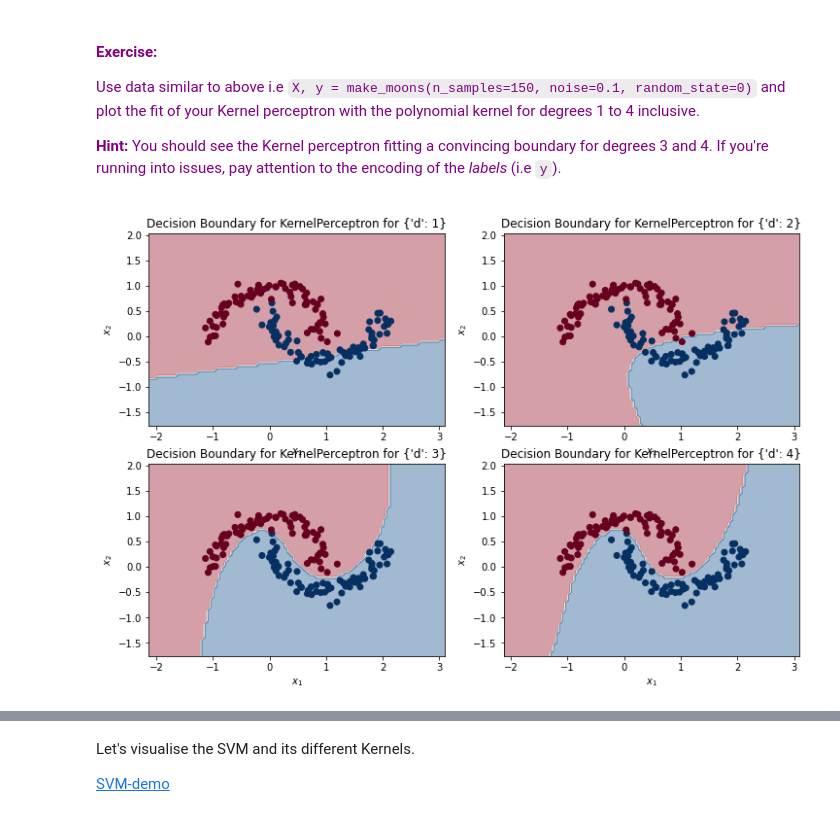
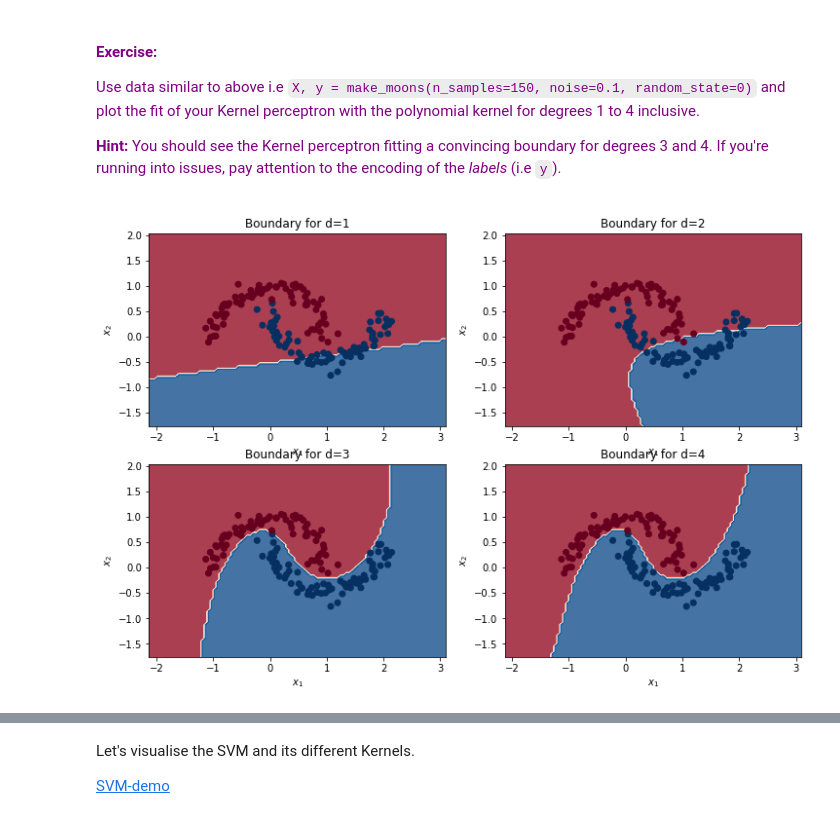
Before and after one commit to nerrma/tutoring, a Jupyter notebook: notebooks/KernelMethods-Lab.ipynb, the cells around one changed output, grey strips where cells are left out. Drawn from its saved outputs; the diff is of its cells as text; code cells hidden in the pictures.

Commit message:
More progress on Kernel lab

```diff
--- a/notebooks/KernelMethods-Lab.ipynb
+++ b/notebooks/KernelMethods-Lab.ipynb
@@ -167,12 +167,12 @@ class KernelPerceptron():
                 if y_hat != self.y[i]:
                     self.alphas[i] += 1
 
-    def predict(self, X):
-        y_pred = np.zeros(X.shape[0])
-        for i, x_prime in enumerate(X):
-            y_pred[i] = np.sign(np.sum(self.alphas * self.y * self.kernel(self.X, x_prime, **self.kernel_args)))
+    def predict_weighted(self, X_prime):
+        weights = self.alphas * self.y @ self.kernel(self.X, X_prime, **self.kernel_args)
+        return weights
 
-        return y_pred
+    def predict(self, X_prime):
+        return np.sign(self.predict_weighted(X_prime))
 # %% [markdown]
 We define the polynomial kernel as:
 \begin{align*}
@@ -191,7 +191,7 @@ def polynomial_kernel(x, y, d=2):
     y = y.T
     return (1 + x@y)**d
 # %%
-def plot_decision_boundary(X, y, clf, ax, bias=True):
+def plot_decision_boundary(X, y, clf, ax, bias=True, weighted=False):
     idxs = [0, 1]
     if bias == True:
         idxs = [1, 2]
@@ -206,14 +206,17 @@ def plot_decision_boundary(X, y, clf, ax, bias=True):
         biases = np.ones(xx.ravel().shape[0])
         x_p = np.c_[biases.ravel(), xx.ravel(), yy.ravel()]
 
-    z = clf.predict(x_p)
+    if weighted:
+        z = clf.predict_weighted(x_p)
+    else:
+        z = clf.predict(x_p)
+
     z = z.reshape(xx.shape)
-    ax.contourf(xx, yy, z, cmap=plt.cm.RdBu, alpha=0.4)
+    ax.contourf(xx, yy, z, cmap=plt.cm.RdBu, alpha=0.8)
     ax.scatter(X[:, idxs[0]], X[:, idxs[1]], c=y, cmap=plt.cm.RdBu)
     ax.set_xlabel('$x_1$')
     ax.set_ylabel('$x_2$')
     ax.set_xlim(xx.min(), xx.max())
-    ax.set_title(f"Decision Boundary for {clf.__class__.__name__} for {kp.kernel_args}")
 # %%
 kp = KernelPerceptron(polynomial_kernel, kernel_args={"d": 2})
 kp.fit(X, y)
@@ -248,9 +251,10 @@ X = np.c_[np.ones(X.shape[0]), X]
 # %%
 fig, axs = plt.subplots(2, 2, figsize=(12, 8))
 d_grid = np.arange(1, 5)
 for i, ax in enumerate(axs.flat):
     kp = KernelPerceptron(polynomial_kernel, kernel_args={"d": d_grid[i]})
     kp.fit(X, y)
     plot_decision_boundary(X, y, kp, ax)
+    ax.set_title(f"Boundary for d={d_grid[i]}")
 # %% [output]
-[figure, old version]
+[figure, new version]
```
Also changed, not shown: parts of 12 cells of this notebook.
